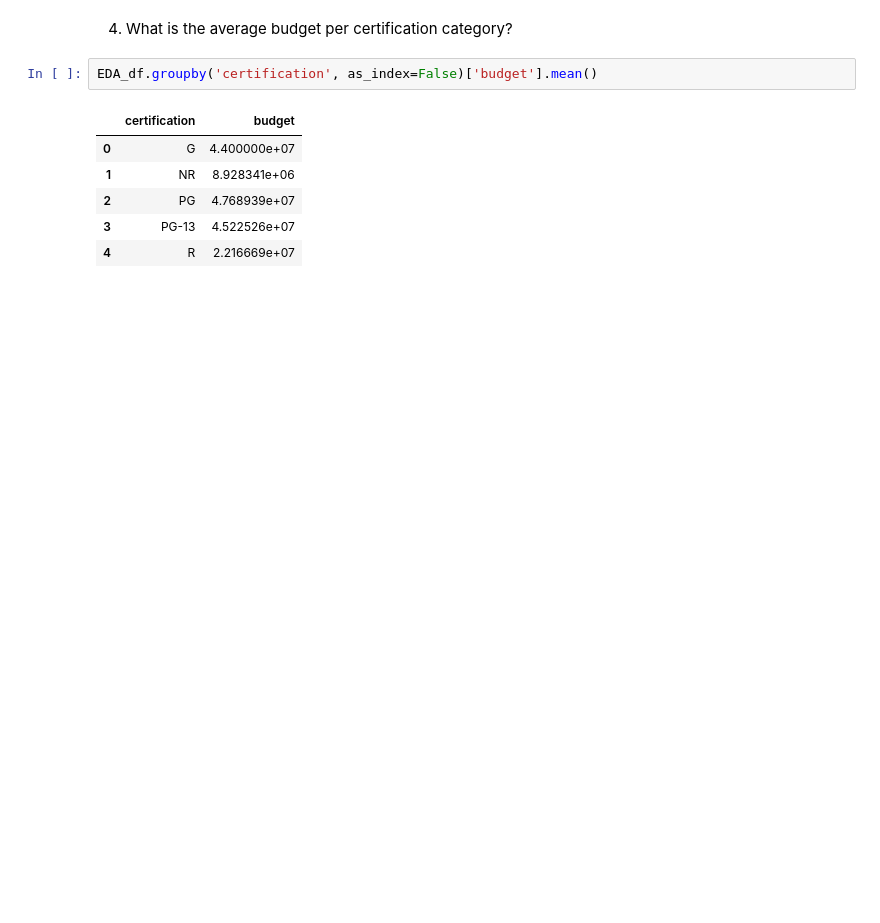
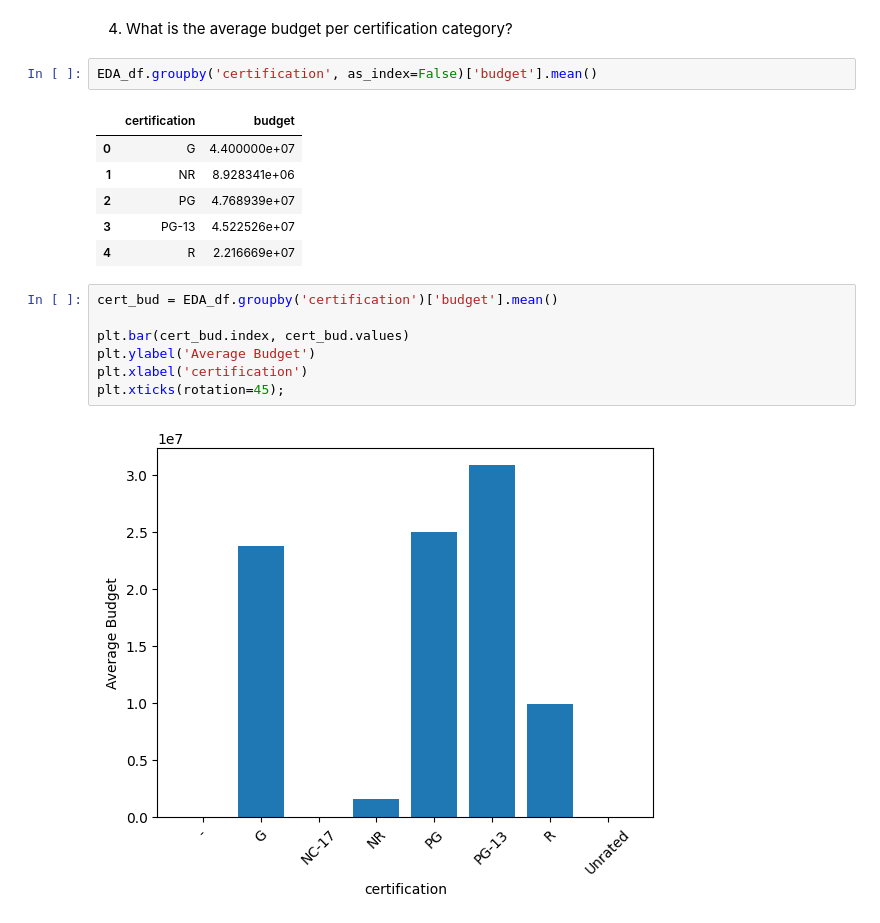
Before and after one commit to spockthompson/Dojo-Movie-Project, a Jupyter notebook: Exploratory Data Analysis of TMDB.ipynb, the cells around one changed output. Drawn from its saved outputs; the diff is of its cells as text; blank space fills up the shorter version.

```diff
--- a/Exploratory Data Analysis of TMDB.ipynb
+++ b/Exploratory Data Analysis of TMDB.ipynb
@@ -73,3 +110,12 @@ EDA_df.groupby('certification', as_index=False)['budget'].mean()
 | 2 | PG | 4.768939e+07 |
 | 3 | PG-13 | 4.522526e+07 |
 | 4 | R | 2.216669e+07 |
+# %%
+cert_bud = EDA_df.groupby('certification')['budget'].mean()
+
+plt.bar(cert_bud.index, cert_bud.values)
+plt.ylabel('Average Budget')
+plt.xlabel('certification')
+plt.xticks(rotation=45);
+# %% [output]
+[figure, added]
```
Also changed, not shown: parts of 5 cells of this notebook, 2 other files.
